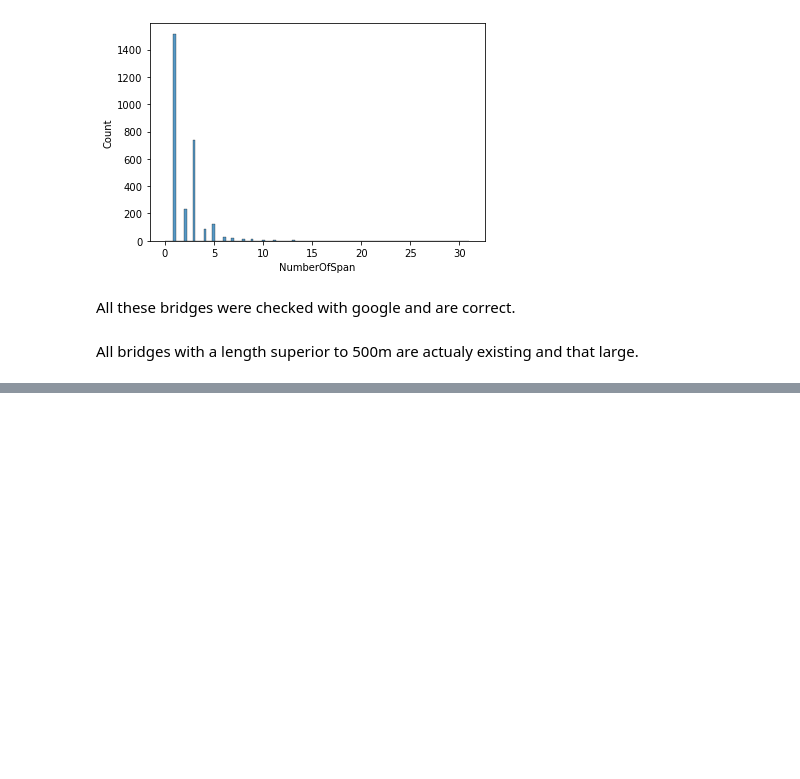
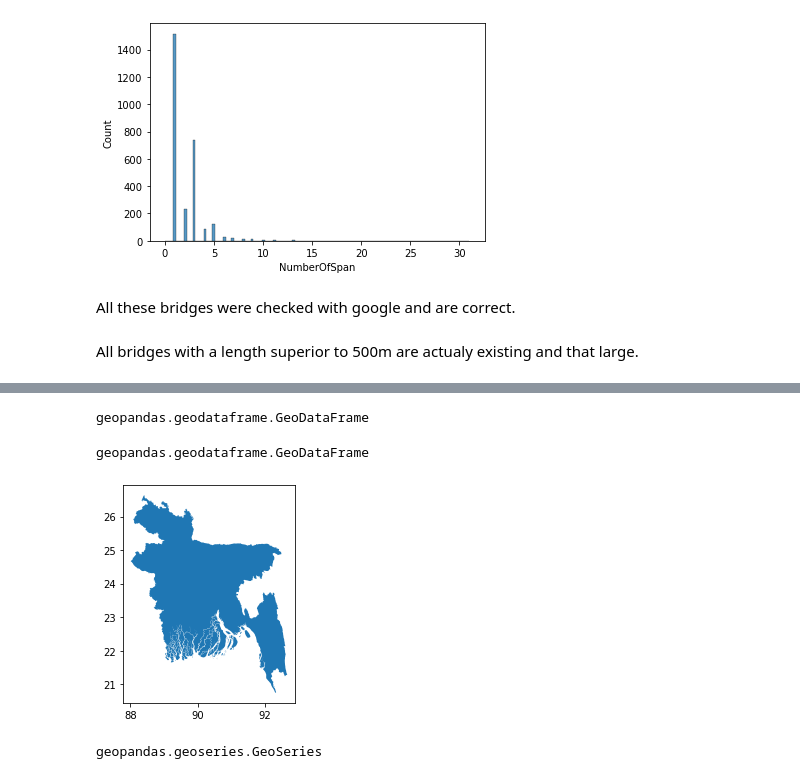
Before and after one commit to EwoutH/EPA1352-Adv-Simulation, a Jupyter notebook: EPA1352-G06-A1/notebook/Bridges.ipynb, the cells around one changed output, grey strips where cells are left out. Saved outputs shown, nothing was run; the diff lists cells and outputs as text; code cells hidden in the pictures; blank space fills up the shorter version.

```diff
--- a/EPA1352-G06-A1/notebook/Bridges.ipynb
+++ b/EPA1352-G06-A1/notebook/Bridges.ipynb
@@ -124,4 +124,18 @@ ModuleNotFoundError: No module named 'geopandas'
 # %%
-land = gpd.read_file("EPA1352-G06-A1/data/raw/BGD_adm0.shp")
-land["geometry"] = land.buffer(500)
-land.plot()
+land = gpd.read_file("../data/raw/BGD_adm0.shp")
+# %%
+type(land)
+# %% [output]
+geopandas.geodataframe.GeoDataFrame
+# %%
+#land["geometry"] = land
+land.plot()
+type(land)
+# %% [output]
+geopandas.geodataframe.GeoDataFrame
+[figure, added]
+# %%
+landg = land["geometry"]
+type(landg)
+# %% [output]
+geopandas.geoseries.GeoSeries
```
Also changed, not shown: parts of 8 cells of this notebook.
